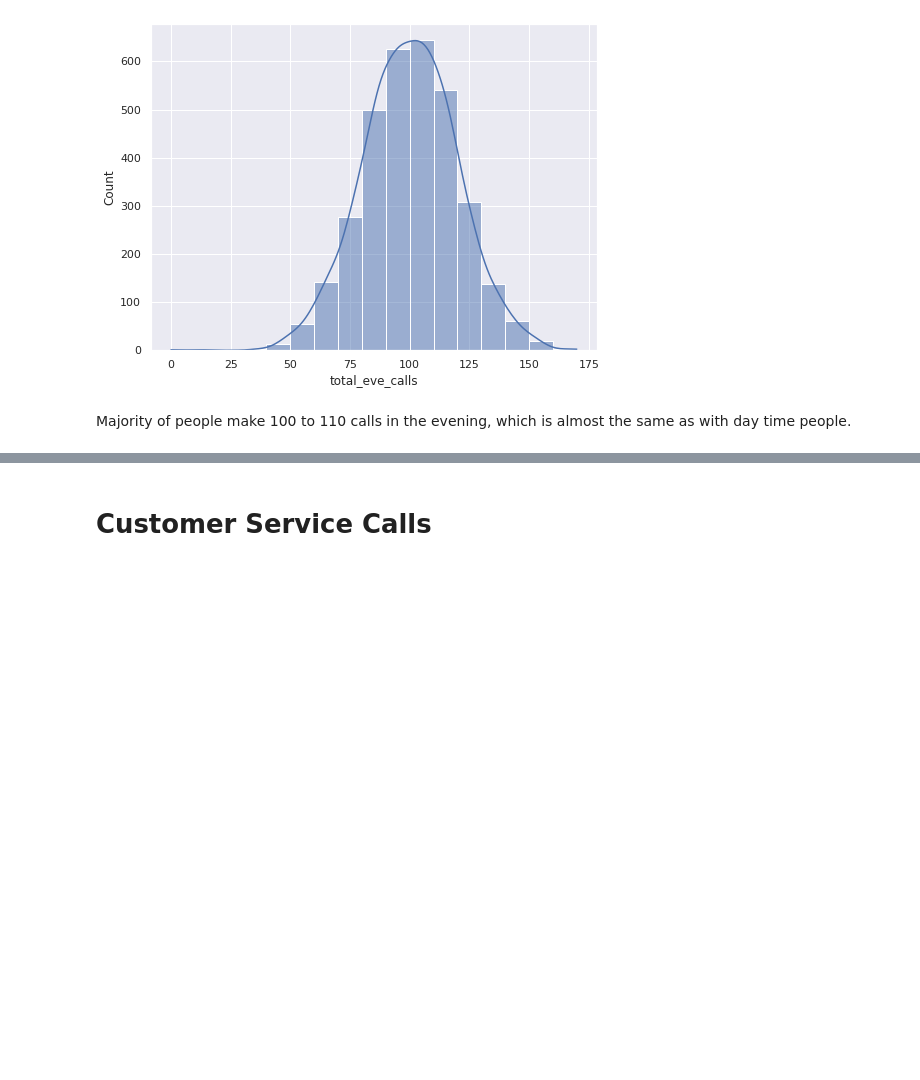
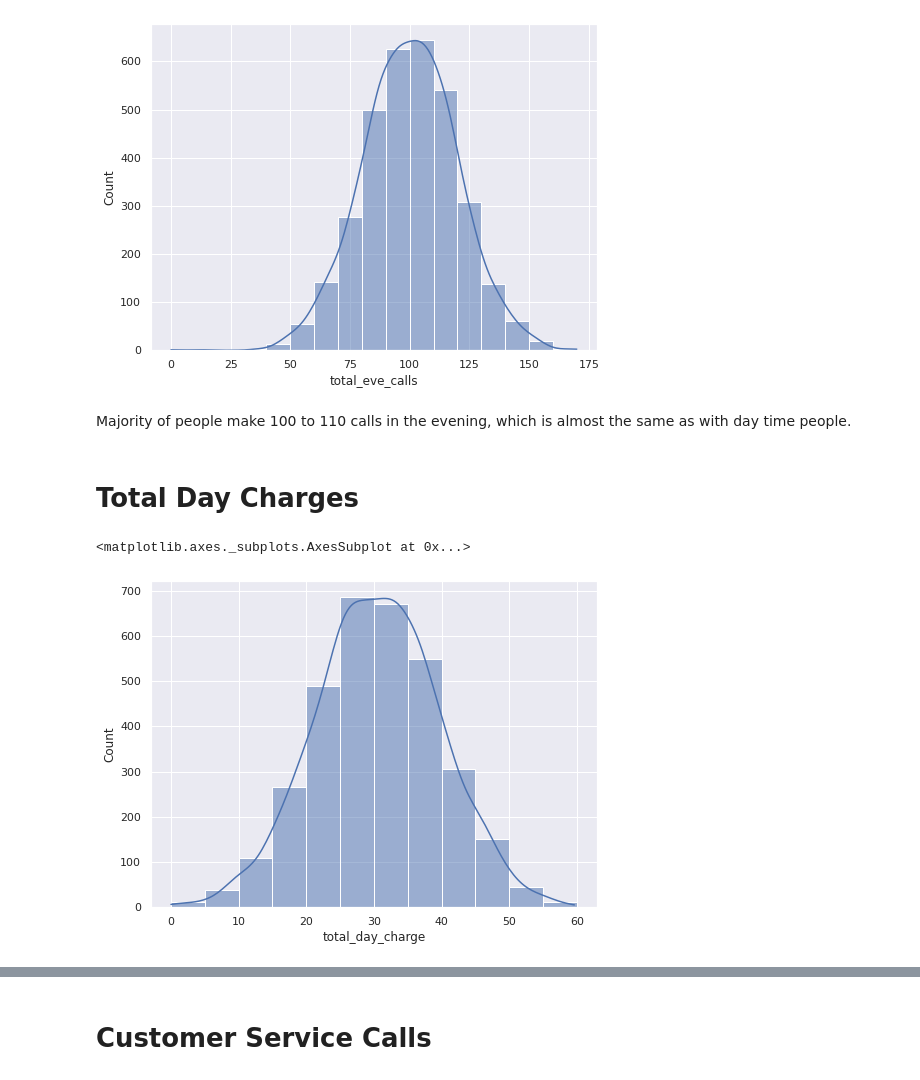
Before and after one commit to Mwikali-5/Churn, a Jupyter notebook: Churn.ipynb, the cells around one changed output, grey strips where cells are left out. Drawn from its saved outputs; the diff is of its cells as text; code cells hidden in the pictures; blank space fills up the shorter version.

```diff
--- a/Churn.ipynb
+++ b/Churn.ipynb
@@ -293,3 +310,11 @@ sns.histplot(data=data,x='total_eve_calls', binwidth = 10, kde=True)
 [figure]
 # %% [markdown]
 Majority of people make 100 to 110 calls in the evening, which is almost the same as with day time people.
+# %% [markdown]
+# **Total Day Charges**
+# %%
+#Distribution of call charges during the day
+sns.histplot(data=data,x='total_day_charge', binwidth = 5, kde=True)
+# %% [output]
+<matplotlib.axes._subplots.AxesSubplot at 0x...>
+[figure, added]
```
Also changed, not shown: parts of 118 cells of this notebook.
